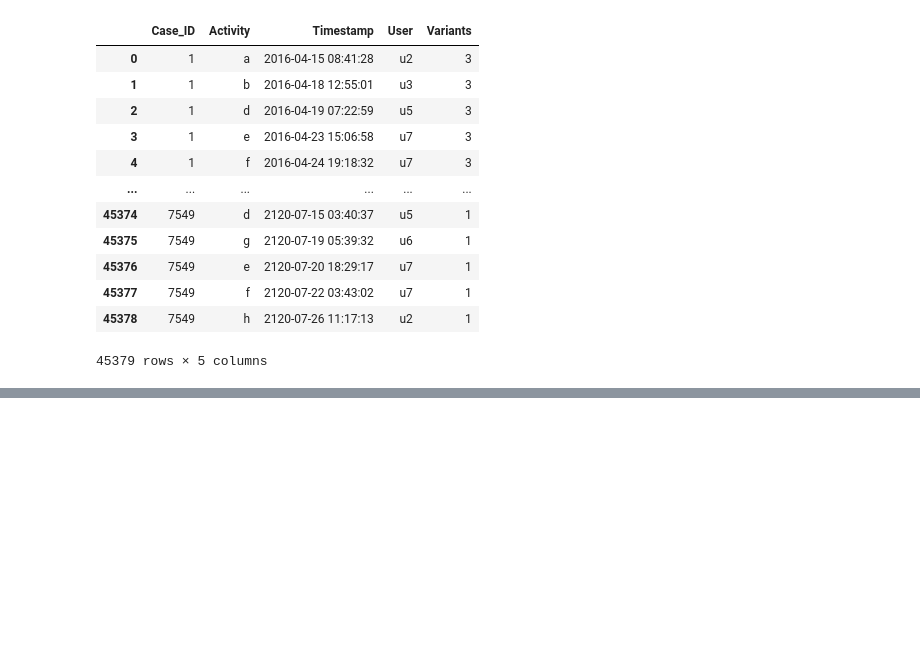
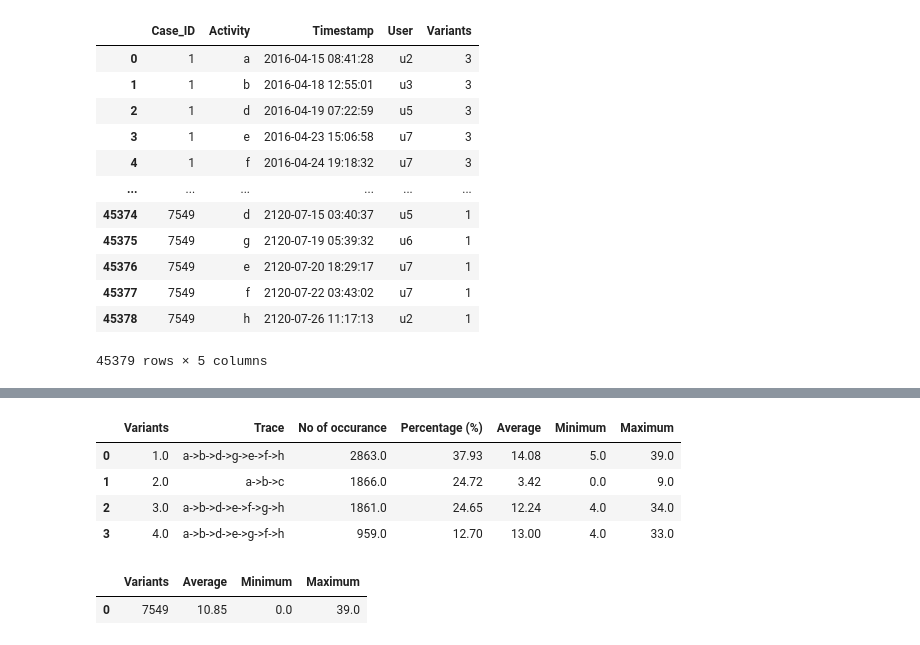
Before and after one commit to nkwachiabel/Process-Mining-A-Primer, a Jupyter notebook: Process Mining 3.ipynb, the cells around one changed output, grey strips where cells are left out. Cells and saved outputs as stored; diff of their text form; code cells hidden in the pictures; blank space fills up the shorter version.

```diff
--- a/Process Mining 3.ipynb
+++ b/Process Mining 3.ipynb
@@ -532,0 +427,6 @@ See the caveats in the documentation: https://pandas.pydata.org/pandas-docs/stab
+# %%
+variants_num2 = variants_num.copy()
+variants_num2['Trace'] = variants_num2['Trace'].apply(lambda x: x.replace(',','->'))
+variants_num2["Percentage (%)"] = round(variants_num2['No of occurance']/variants_num2['No of occurance'].sum()*100,2)
+variants_num2 = variants_num2.append(variants_num2.sum(numeric_only=True), ignore_index=True)
+variants_num2
@@ -532,0 +595,4 @@ See the caveats in the documentation: https://pandas.pydata.org/pandas-docs/stab
+# %%
+variant_summary = {'Variants':[1,2,3,4], 'Average': [round(var_dur_sum[var_dur_sum['Variants'] == 1]['Case_Duration'].mean(),2), round(var_dur_sum[var_dur_sum['Variants'] == 2]['Case_Duration'].mean(),2), round(var_dur_sum[var_dur_sum['Variants'] == 3]['Case_Duration'].mean(),2), round(var_dur_sum[var_dur_sum['Variants'] == 4]['Case_Duration'].mean(),2)], 'Minimum': [var_dur_sum[var_dur_sum['Variants'] == 1]['Case_Duration'].min(), var_dur_sum[var_dur_sum['Variants'] == 2]['Case_Duration'].min(), var_dur_sum[var_dur_sum['Variants'] == 3]['Case_Duration'].min(), var_dur_sum[var_dur_sum['Variants'] == 4]['Case_Duration'].min()], 'Maximum': [var_dur_sum[var_dur_sum['Variants'] == 1]['Case_Duration'].max(), var_dur_sum[var_dur_sum['Variants'] == 2]['Case_Duration'].max(), var_dur_sum[var_dur_sum['Variants'] == 3]['Case_Duration'].max(), var_dur_sum[var_dur_sum['Variants'] == 4]['Case_Duration'].max()],}
+variant_summary = pd.DataFrame(variant_summary)
+variant_summary
@@ -532,0 +605,15 @@ See the caveats in the documentation: https://pandas.pydata.org/pandas-docs/stab
+# %%
+variants_num2.merge(variant_summary, on='Variants')
+# %% [output]
+|  | Variants | Trace | No of occurance | Percentage (%) | Average | Minimum | Maximum |
+| 0 | 1.0 | a->b->d->g->e->f->h | 2863.0 | 37.93 | 14.08 | 5.0 | 39.0 |
+| 1 | 2.0 | a->b->c | 1866.0 | 24.72 | 3.42 | 0.0 | 9.0 |
+| 2 | 3.0 | a->b->d->e->f->g->h | 1861.0 | 24.65 | 12.24 | 4.0 | 34.0 |
+| 3 | 4.0 | a->b->d->e->g->f->h | 959.0 | 12.70 | 13.00 | 4.0 | 33.0 |
+# %%
+all_variant_summary = {'Variants':[var_dur_sum['Case_Duration'].count()], 'Average': [round(var_dur_sum['Case_Duration'].mean(),2)], 'Minimum': [var_dur_sum['Case_Duration'].min()], 'Maximum': [var_dur_sum['Case_Duration'].max()],}
+all_variant_summary = pd.DataFrame(all_variant_summary)
+all_variant_summary
+# %% [output]
+|  | Variants | Average | Minimum | Maximum |
+| 0 | 7549 | 10.85 | 0.0 | 39.0 |
```
Also changed, not shown: parts of 31 cells of this notebook.
